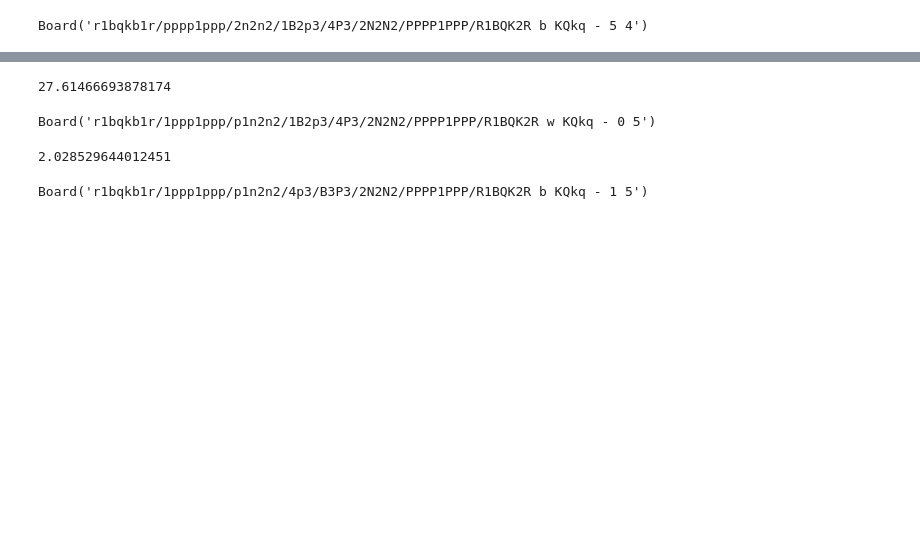
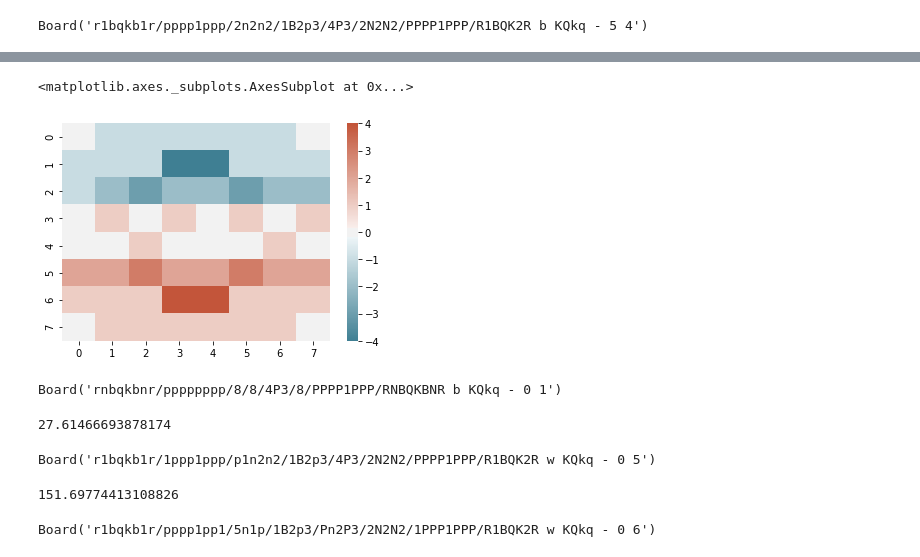
Before and after one commit to AustereTriceratops/Chess, a Jupyter notebook: test.ipynb, the cells around one changed output, grey strips where cells are left out. Drawn from its saved outputs; the diff is of its cells as text; code cells hidden in the pictures; blank space fills up the shorter version.

```diff
--- a/test.ipynb
+++ b/test.ipynb
@@ -24,3 +50,13 @@ Board('r1bqkb1r/pppp1ppp/2n2n2/1B2p3/4P3/2N2N2/PPPP1PPP/R1BQK2R b KQkq - 5 4')
+# %%
+hm, gh = heatmap_from_game("testgame.pgn")
+sns.heatmap(hm[1], cmap=cmap)
+# %% [output]
+<matplotlib.axes._subplots.AxesSubplot at 0x...>
+[figure, added]
+# %%
+gh[1]
+# %% [output]
+Board('rnbqkbnr/pppppppp/8/8/4P3/8/PPPP1PPP/RNBQKBNR b KQkq - 0 1')
 # %%
 # ======= SEARCH TREES =======
 # %%
@@ -43,13 +79,11 @@ board
 27.61466693878174
 Board('r1bqkb1r/1ppp1ppp/p1n2n2/1B2p3/4P3/2N2N2/PPPP1PPP/R1BQK2R w KQkq - 0 5')
 # %%
-t_0 = time.time()
+t_0 = time.time()  # transposition table isn't working and I have no idea why
 
 game = Node(board, parent=None, score=None, move=None)
-game.data["zobrist_key"] = hash_board(board)
-game.data["hashval"] = game.data["zobrist_key"] % 10000000
 
-move = alpha_beta_search_2(game, 4, s, create_variations_2, -1000000, 1000000)
+move = alpha_beta_search_2(game, 6, s, -1000000, 1000000)
 
 t_1 = time.time()
 print(t_1 - t_0)
@@ -57,5 +91,5 @@ print(t_1 - t_0)
 board.push(move)
 board
 # %% [output]
-2.028529644012451
+151.69774413108826
-Board('r1bqkb1r/1ppp1ppp/p1n2n2/4p3/B3P3/2N2N2/PPPP1PPP/R1BQK2R b KQkq - 1 5')
+Board('r1bqkb1r/pppp1pp1/5n1p/1B2p3/Pn2P3/2N2N2/1PPP1PPP/R1BQK2R w KQkq - 0 6')
```
Also changed, not shown: parts of 5 cells of this notebook, 4 other files.
